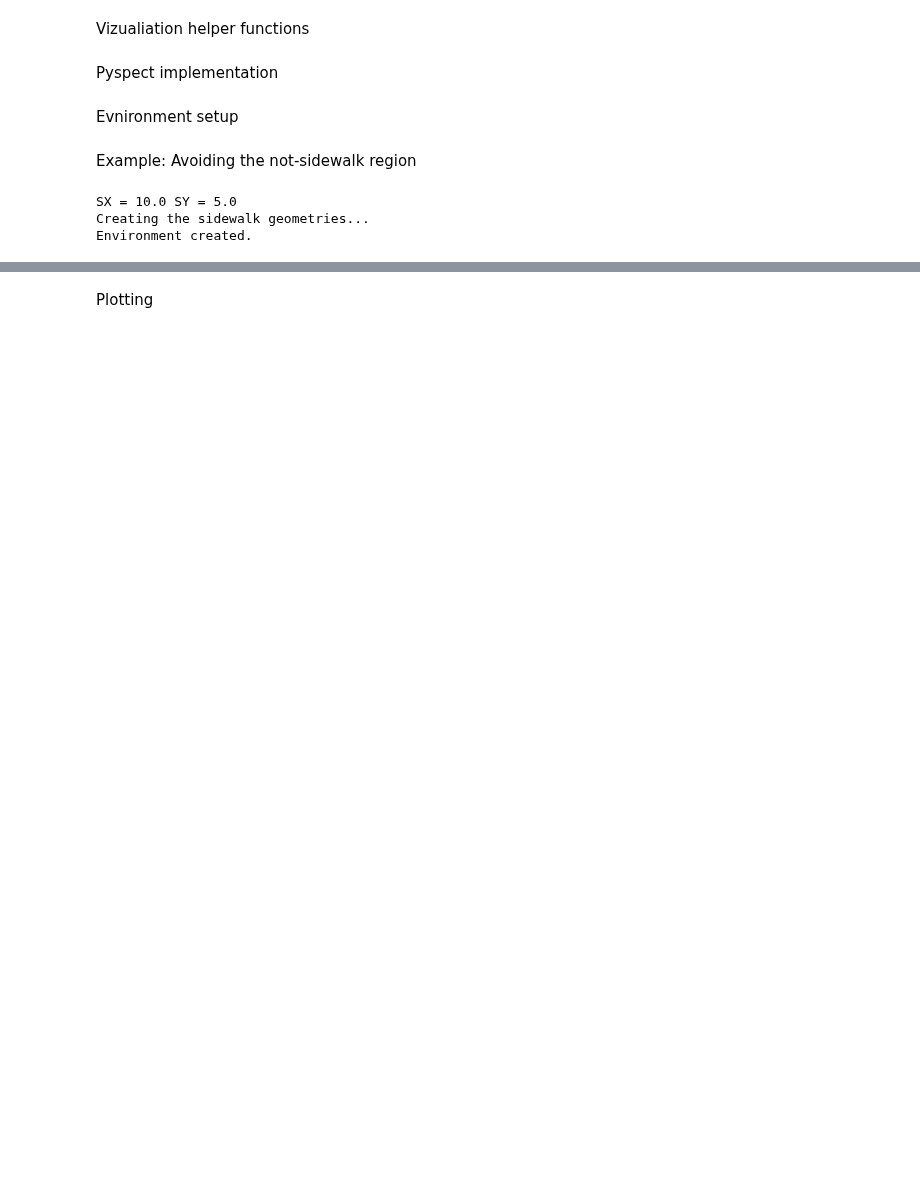
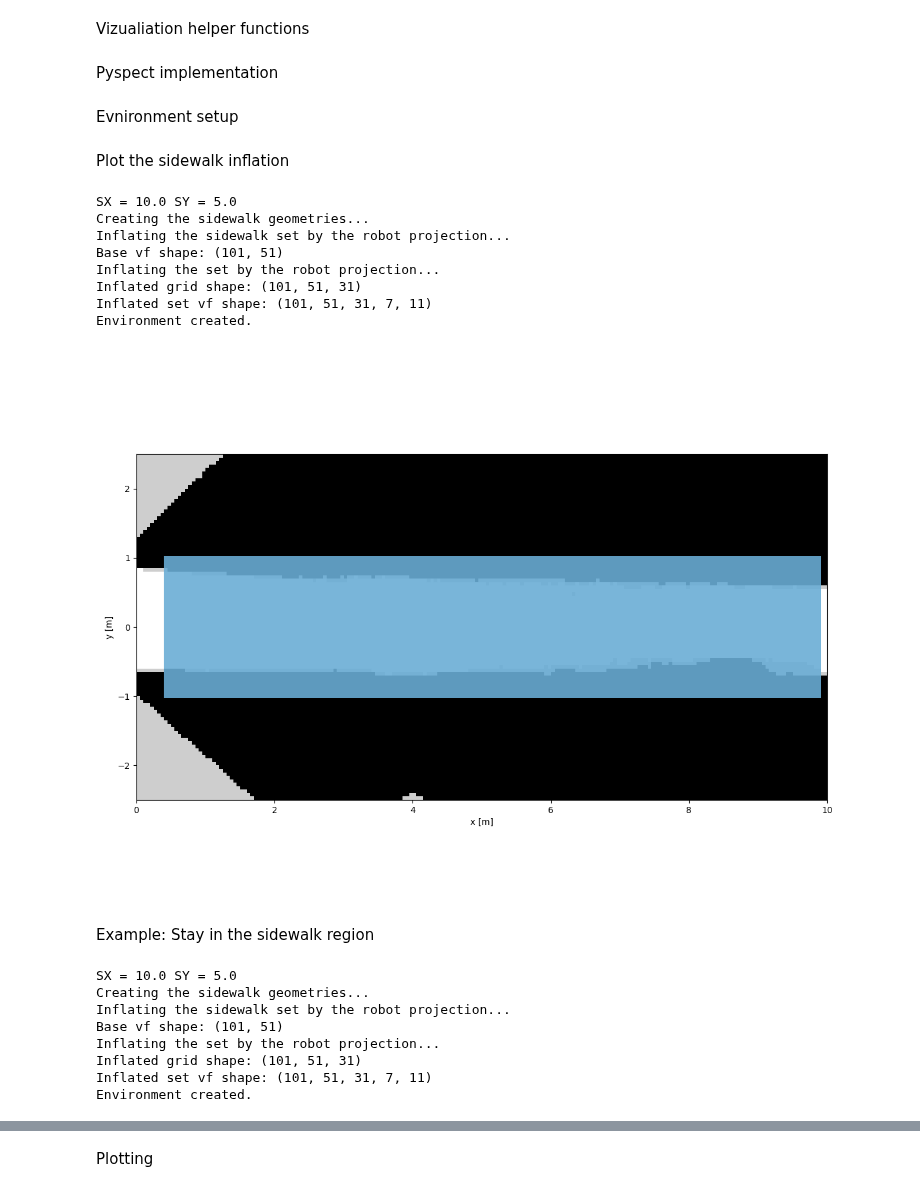
Before and after one commit to sulthansf/pyspect, a Jupyter notebook: examples/sidewalk_navigation.ipynb, the cells around one changed output, grey strips where cells are left out. Saved outputs shown, nothing was run; the diff lists cells and outputs as text; code cells hidden in the pictures; blank space fills up the shorter version.

```diff
--- a/examples/sidewalk_navigation.ipynb
+++ b/examples/sidewalk_navigation.ipynb
@@ -515,11 +591,30 @@ def env(timeline):
+# %% [markdown]
+Plot the sidewalk inflation
+# %%
+sidewalk_env = env(new_timeline(1.0))
+fig = new_map(sidewalk_env['sidewalk_inflated'].vf[:,:,0,0,0], cmap='Blues')
+# %% [output]
+SX = 10.0 SY = 5.0
+Creating the sidewalk geometries...
+Inflating the sidewalk set by the robot projection...
+Base vf shape: (101, 51)
+Inflating the set by the robot projection...
+Inflated grid shape: (101, 51, 31)
+Inflated set vf shape: (101, 51, 31, 7, 11)
+Environment created.
+[figure, added]
 # %% [markdown]
-Example: Avoiding the not-sidewalk region
+Example: Stay in the sidewalk region
 # %%
-phi = ps.Until(ps.And('not_sidewalk_up_geometry', 'not_sidewalk_down_geometry'),ps.And('not_sidewalk_up_geometry', 'not_sidewalk_down_geometry'))
-# phi = ps.And('not_sidewalk_up_geometry', 'not_sidewalk_down_geometry')
-timeline = new_timeline(5)
+phi = ps.Until('sidewalk', 'sidewalk')
+timeline = new_timeline(1.0)
 out = phi(**env(timeline))
 # %% [output]
 SX = 10.0 SY = 5.0
 Creating the sidewalk geometries...
+Inflating the sidewalk set by the robot projection...
+Base vf shape: (101, 51)
+Inflating the set by the robot projection...
+Inflated grid shape: (101, 51, 31)
+Inflated set vf shape: (101, 51, 31, 7, 11)
 Environment created.
```
Also changed, not shown: parts of 10 cells of this notebook.
